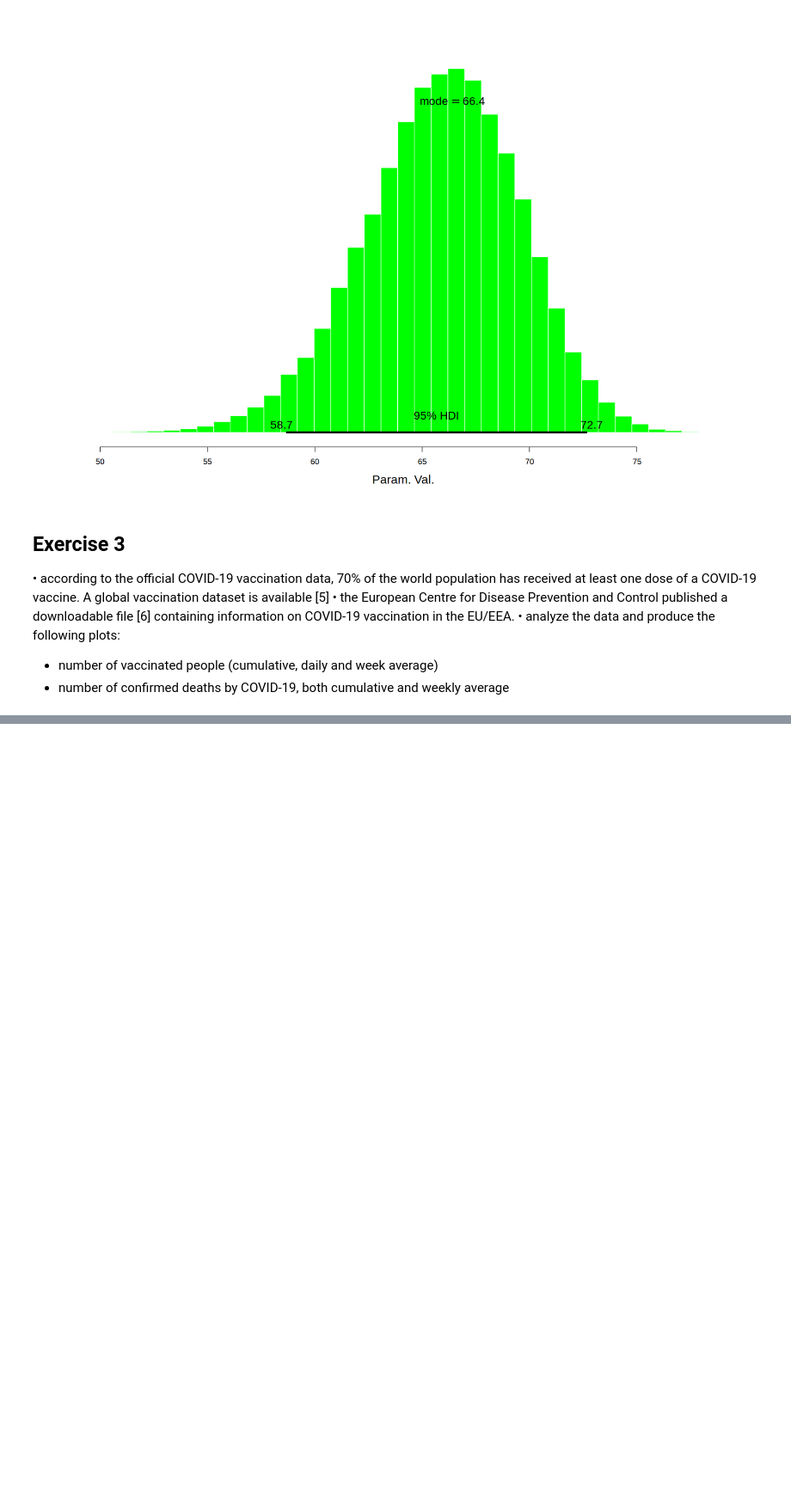
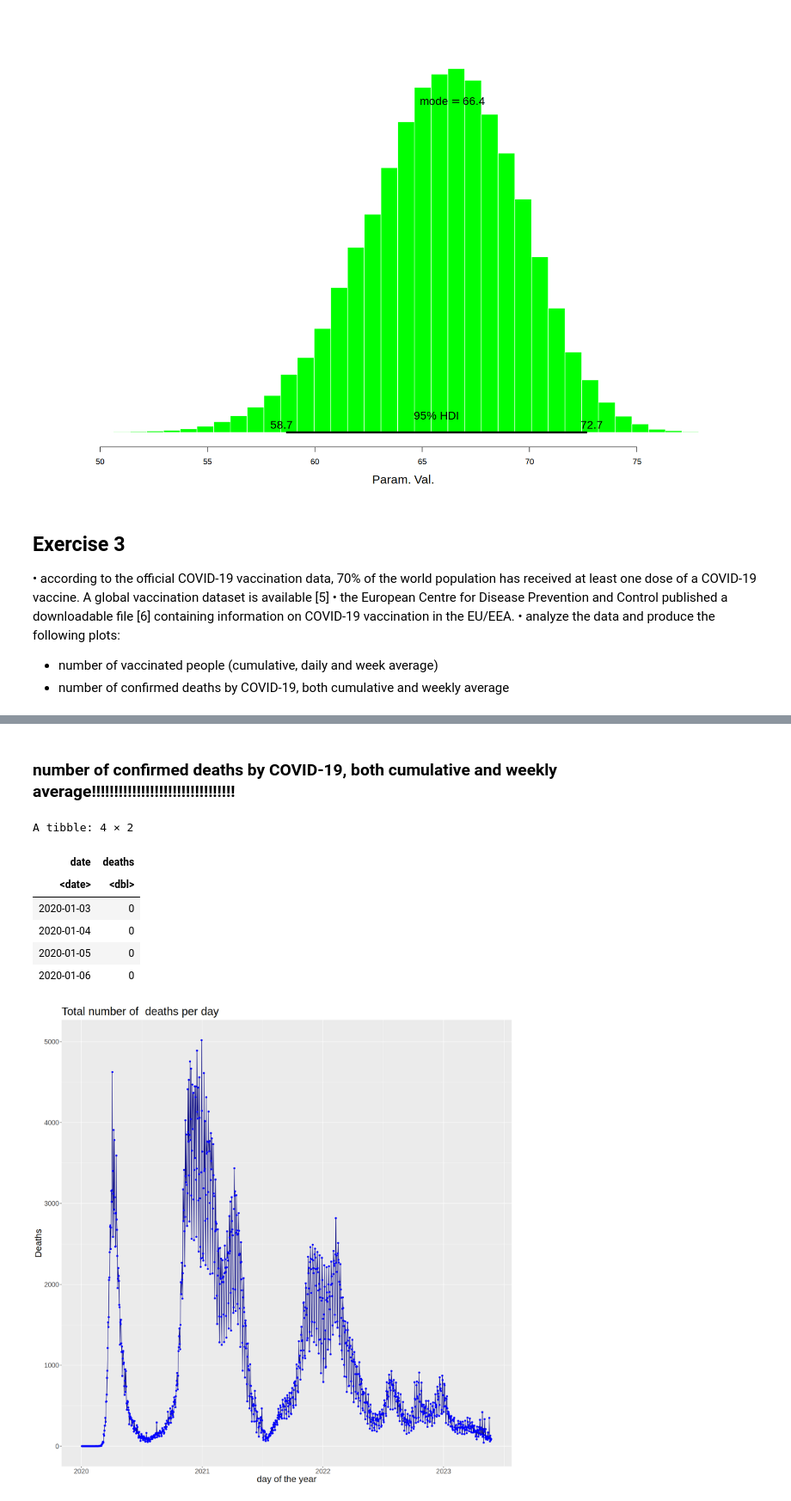
Before and after one commit to isottongloria/AdvStatPhysAnalysis, a Jupyter notebook: E6.ipynb, the cells around one changed output, grey strips where cells are left out. Shown at 86% size. Saved outputs shown, nothing was run; the diff lists cells and outputs as text; code cells hidden in the pictures; blank space fills up the shorter version.

```diff
--- a/E6.ipynb
+++ b/E6.ipynb
@@ -465,0 +585,47 @@ information on COVID-19 vaccination in the EU/EEA.
+# %% [markdown]
+###  number of confirmed deaths by COVID-19, both cumulative and weekly average!!!!!!!!!!!!!!!!!!!!!!!!!!!!!!!!
+# %%
+# Set the file path
+new_deaths_path <- "new_deaths.csv"
+
+# Load the CSV file
+new_deaths <- read.csv(new_deaths_path)
+
+# Select columns for EU countries
+eu_countries <- c("Austria", "Belgium", "Bulgaria", "Croatia", "Cyprus", "Czechia", "Denmark", "Estonia",
+                  "Finland", "France", "Germany", "Greece", "Hungary", "Ireland", "Italy", "Latvia",
+                  "Lithuania", "Luxembourg", "Malta", "Netherlands", "Poland", "Portugal", "Romania",
+                  "Slovakia", "Slovenia", "Spain", "Sweden")
+
+# Filter the data to select only the countries in Europe
+new_deaths_eu <- new_deaths %>% select(date, all_of(eu_countries))
+
+#delete the NA
+new_deaths_eu <- na.omit(new_deaths_eu)
+
+# Convert date column to Date type
+new_deaths_eu$date <- as.Date(new_deaths_eu$date)
+
+new_deaths_eu_sum <- new_deaths_eu %>% group_by( date) %>% summarise(deaths=sum(across(matches(paste(eu_countries, collapse = "|")))))
+new_deaths_eu_sum[1:4,]
+
+#plot
+options(repr.plot.width = 15, repr.plot.height = 15)
+plotd <- ggplot(new_deaths_eu_sum, aes(x = date, y = deaths)) +
+  geom_line(color = 'navy') +
+  geom_point(color = 'blue') +
+  labs(x = "day of the year", y = "Deaths", title = "Total number of  deaths per day", color = "") +
+  theme(axis.title = element_text(size = 20),
+        axis.text = element_text(size = 15),
+        plot.title = element_text(size = 25))
+
+plotd
+# %% [output]
+A tibble: 4 × 2
+| date | deaths |
+| <date> | <dbl> |
+| 2020-01-03 | 0 |
+| 2020-01-04 | 0 |
+| 2020-01-05 | 0 |
+| 2020-01-06 | 0 |
+[figure, added]
```
Also changed, not shown: parts of 6 cells of this notebook.
